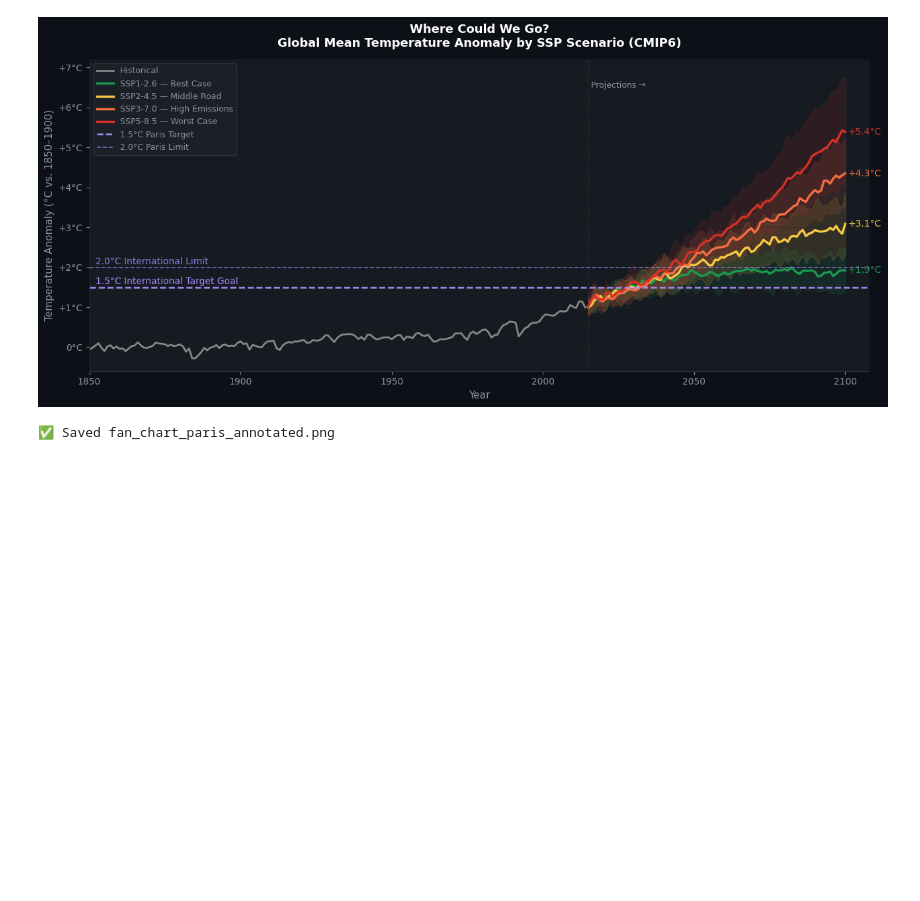
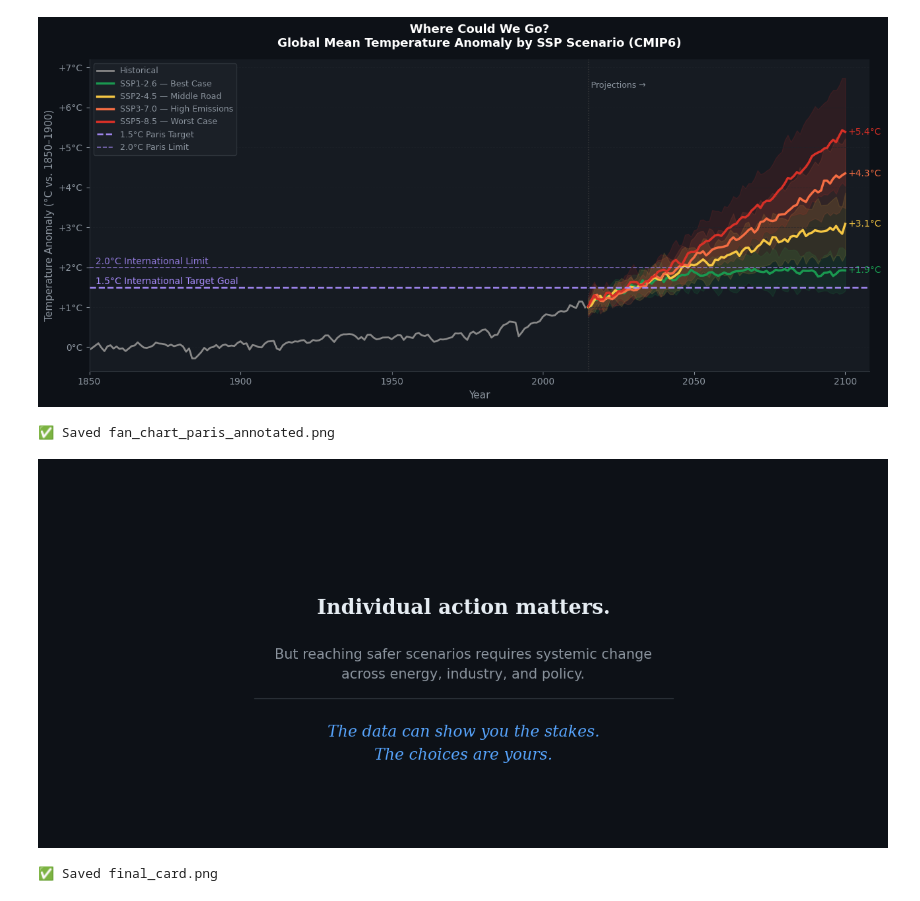
Before and after one commit to abbymcleod/dsc106-final, a Jupyter notebook: extract_data.ipynb, the cells around one changed output. Drawn from its saved outputs; the diff is of its cells as text; code cells hidden in the pictures; blank space fills up the shorter version.

Commit message:
make closing image

```diff
--- a/extract_data.ipynb
+++ b/extract_data.ipynb
@@ -593,3 +593,41 @@ print("✅ Saved fan_chart_paris_annotated.png")
 # %% [output]
 [figure]
 ✅ Saved fan_chart_paris_annotated.png
+# %%
+fig, ax = plt.subplots(figsize=(13, 6))
+fig.patch.set_facecolor('#0d1117')
+ax.set_facecolor('#0d1117')
+ax.axis('off')
+
+# ── Main statement ───────────────────────────────────────────
+ax.text(0.5, 0.62,
+        'Individual action matters.',
+        color='#e6edf3', fontsize=22, fontweight='bold',
+        ha='center', va='center', fontfamily='serif',
+        transform=ax.transAxes)
+
+ax.text(0.5, 0.47,
+        'But reaching safer scenarios requires systemic change\nacross energy, industry, and policy.',
+        color='#8b949e', fontsize=15,
+        ha='center', va='center', fontfamily='sans-serif',
+        linespacing=1.6, transform=ax.transAxes)
+
+# ── Divider ──────────────────────────────────────────────────
+ax.axhline(0.38, color='#30363d', linewidth=1,
+           xmin=0.25, xmax=0.75)
+
+# ── Closing line ─────────────────────────────────────────────
+ax.text(0.5, 0.26,
+        'The data can show you the stakes.\nThe choices are yours.',
+        color='#58a6ff', fontsize=17, fontstyle='italic',
+        ha='center', va='center', fontfamily='serif',
+        linespacing=1.7, transform=ax.transAxes)
+
+plt.tight_layout()
+plt.savefig('final_card.png', dpi=180,
+            facecolor='#0d1117', bbox_inches='tight')
+plt.show()
+print('✅ Saved final_card.png')
+# %% [output]
+[figure, added]
+✅ Saved final_card.png
```
Also changed, not shown: 1 other file.
